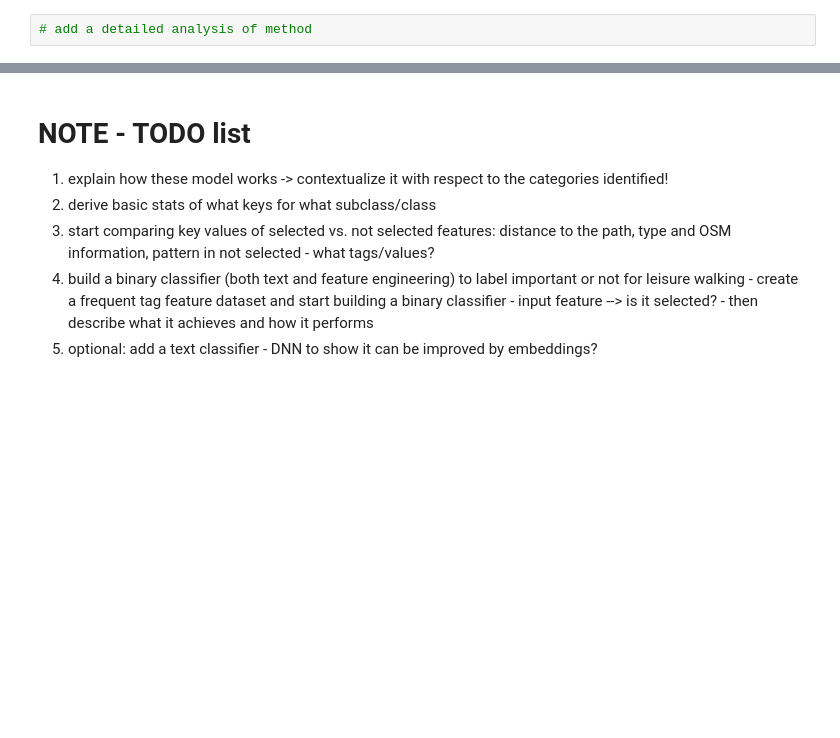
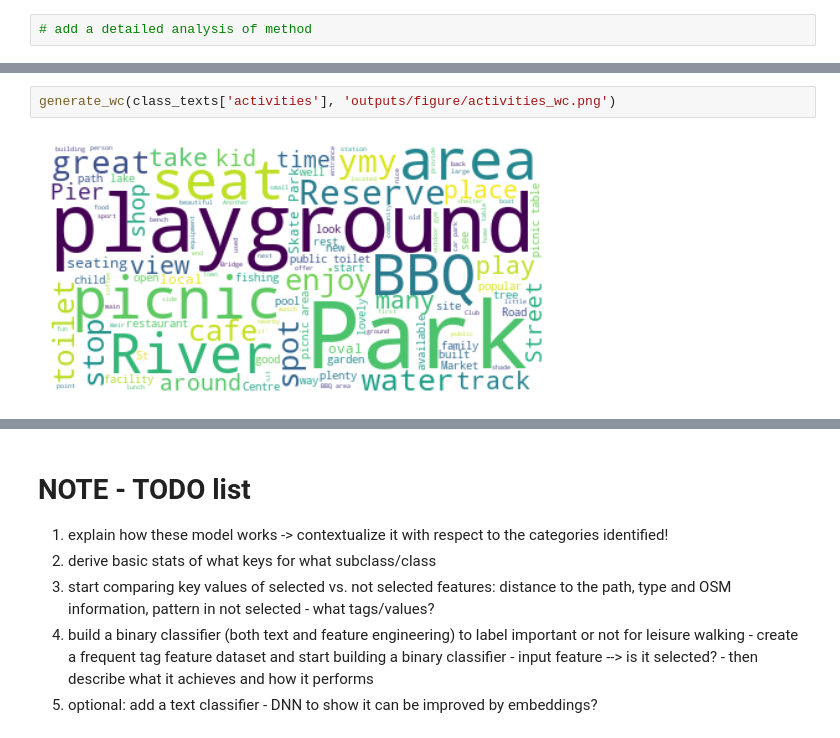
Before and after one commit to hamzeiehsan/leisure-walking-analysis, a Jupyter notebook: 4. final analysis.ipynb, the cells around one changed output, grey strips where cells are left out. Cells and saved outputs as stored; diff of their text form; blank space fills up the shorter version.

```diff
--- a/4. final analysis.ipynb
+++ b/4. final analysis.ipynb
@@ -1442,0 +1495,4 @@ ROC AUC: 0.8352091361877382
+# %%
+generate_wc(class_texts['activities'], 'outputs/figure/activities_wc.png')
+# %% [output]
+[figure, added]
```
Also changed, not shown: parts of 9 cells of this notebook, 9 other files.
